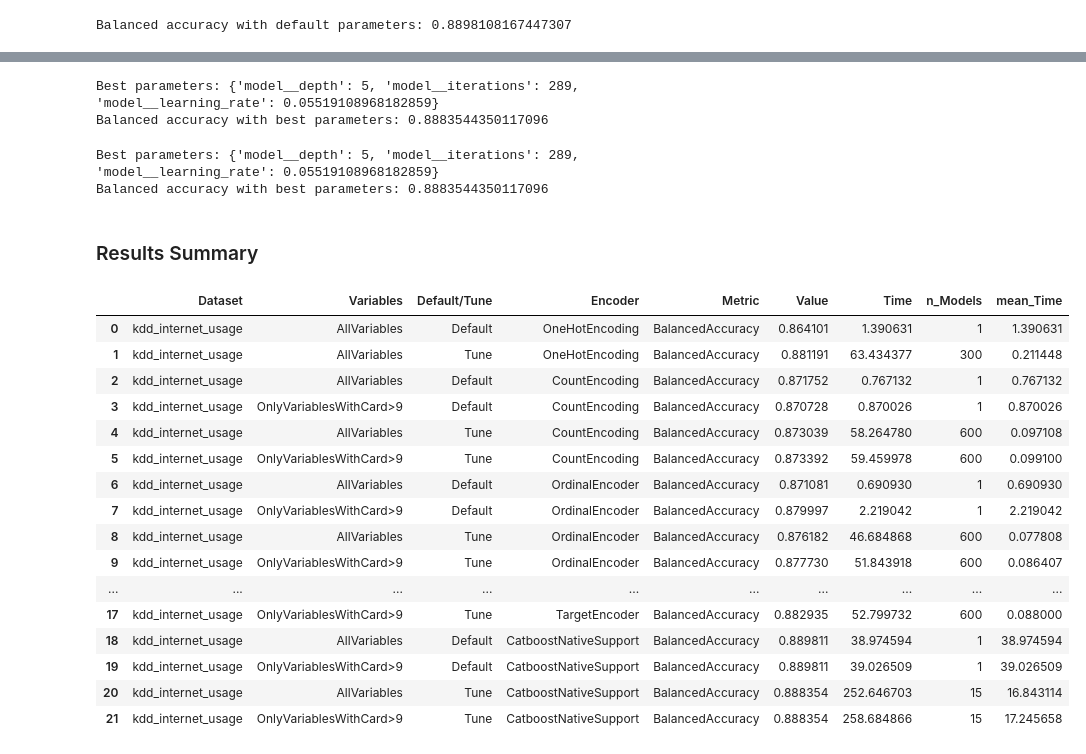
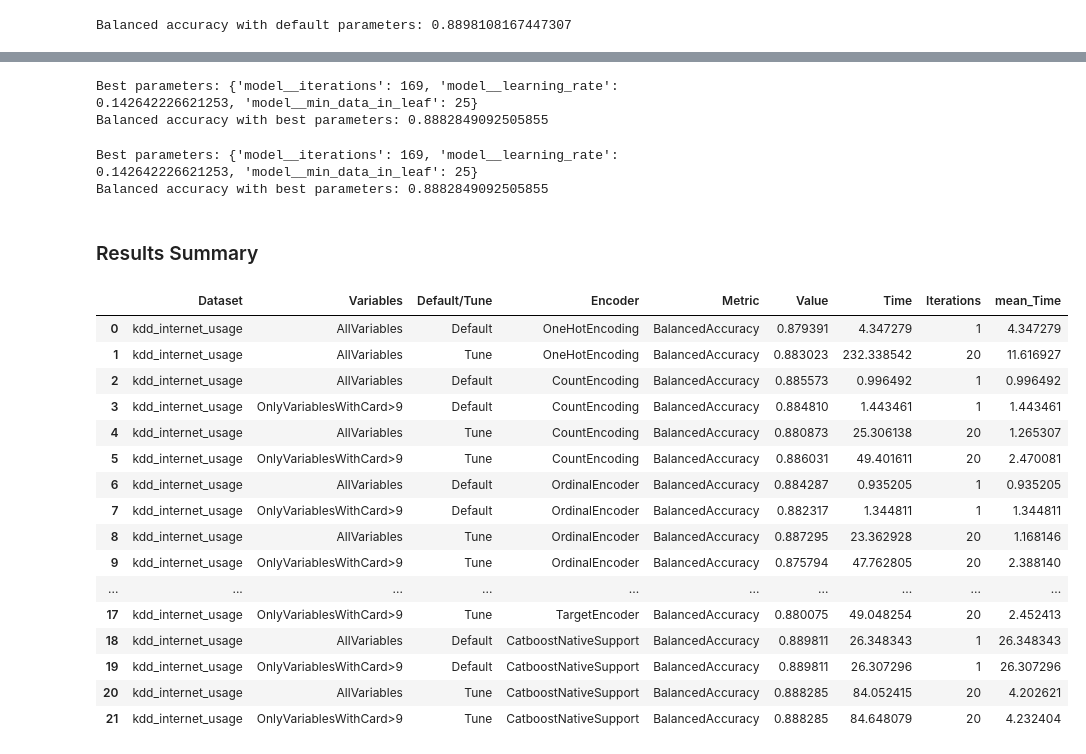
Before and after one commit to JaviNico99/MT-JNG, a Jupyter notebook: 03_version/kdd_internet_usage.ipynb, the cells around one changed output, grey strips where cells are left out. Saved outputs shown, nothing was run; the diff lists cells and outputs as text; code cells hidden in the pictures.

```diff
--- a/03_version/kdd_internet_usage.ipynb
+++ b/03_version/kdd_internet_usage.ipynb
@@ -1449,5 +1427,5 @@ card_9_summary.append("AllVariables")
 encoder_summary.append("TargetEncoder")
 value_summary.append(target_hgb_tune_accuracy)
 time_summary.append(target_hgb_tune_time_taken)
-n_models_summary.append(target_hgb_tune.n_iter * target_hgb_tune.n_splits_)
+n_models_summary.append(target_hgb_tune.n_iter)
 # %% [output]
@@ -1471,5 +1449,5 @@ card_9_summary.append("OnlyVariablesWithCard>9")
 encoder_summary.append("TargetEncoder")
 value_summary.append(target_hgb_tune_accuracy9)
 time_summary.append(target_hgb_tune9_time_taken)
-n_models_summary.append(target_hgb_tune9.n_iter * target_hgb_tune9.n_splits_)
+n_models_summary.append(target_hgb_tune9.n_iter)
 # %% [output]
@@ -1724,10 +1698,10 @@ card_9_summary.append("AllVariables")
 encoder_summary.append("CatboostNativeSupport")
 value_summary.append(catboost_tune_accuracy)
 time_summary.append(catboost_tune_time_taken)
-n_models_summary.append(catboost_tune.n_iter * catboost_tune.n_splits_)
+n_models_summary.append(catboost_tune.n_iter)
 # %% [output]
-Best parameters: {'model__depth': 5, 'model__iterations': 289, 'model__learning_rate': 0.05519108968182859}
-Balanced accuracy with best parameters: 0.8883544350117096
+Best parameters: {'model__iterations': 169, 'model__learning_rate': 0.142642226621253, 'model__min_data_in_leaf': 25}
+Balanced accuracy with best parameters: 0.8882849092505855
 # %%
 # Predict using the model with the best parameters
 y_catboost_tune_pred9 = catboost_tune9.predict(X_test)
@@ -1746,40 +1720,40 @@ card_9_summary.append("OnlyVariablesWithCard>9")
 encoder_summary.append("CatboostNativeSupport")
 value_summary.append(catboost_tune_accuracy9)
 time_summary.append(catboost_tune_time_taken9)
-n_models_summary.append(catboost_tune9.n_iter * catboost_tune9.n_splits_)
+n_models_summary.append(catboost_tune9.n_iter)
 # %% [output]
-Best parameters: {'model__depth': 5, 'model__iterations': 289, 'model__learning_rate': 0.05519108968182859}
-Balanced accuracy with best parameters: 0.8883544350117096
+Best parameters: {'model__iterations': 169, 'model__learning_rate': 0.142642226621253, 'model__min_data_in_leaf': 25}
+Balanced accuracy with best parameters: 0.8882849092505855
 # %% [markdown]
 ### Results Summary
 # %%
 results_summary = pd.DataFrame({"Dataset":"kdd_internet_usage",
                                 "Variables":card_9_summary,
                                 "Default/Tune":default_summary,
                                 "Encoder":encoder_summary,
                                 "Metric":"BalancedAccuracy",
                                 "Value":value_summary,
                                 "Time":time_summary,
-                                "n_Models":n_models_summary})
-results_summary["mean_Time"] = (results_summary["Time"] / results_summary["n_Models"])
+                                "Iterations":n_models_summary})
+results_summary["mean_Time"] = (results_summary["Time"] / results_summary["Iterations"])
 results_summary
 # %% [output]
-|  | Dataset | Variables | Default/Tune | Encoder | Metric | Value | Time | n_Models | mean_Time |
-| 0 | kdd_internet_usage | AllVariables | Default | OneHotEncoding | BalancedAccuracy | 0.864101 | 1.390631 | 1 | 1.390631 |
-| 1 | kdd_internet_usage | AllVariables | Tune | OneHotEncoding | BalancedAccuracy | 0.881191 | 63.434377 | 300 | 0.211448 |
-| 2 | kdd_internet_usage | AllVariables | Default | CountEncoding | BalancedAccuracy | 0.871752 | 0.767132 | 1 | 0.767132 |
-| 3 | kdd_internet_usage | OnlyVariablesWithCard>9 | Default | CountEncoding | BalancedAccuracy | 0.870728 | 0.870026 | 1 | 0.870026 |
-| 4 | kdd_internet_usage | AllVariables | Tune | CountEncoding | BalancedAccuracy | 0.873039 | 58.264780 | 600 | 0.097108 |
-| 5 | kdd_internet_usage | OnlyVariablesWithCard>9 | Tune | CountEncoding | BalancedAccuracy | 0.873392 | 59.459978 | 600 | 0.099100 |
-| 6 | kdd_internet_usage | AllVariables | Default | OrdinalEncoder | BalancedAccuracy | 0.871081 | 0.690930 | 1 | 0.690930 |
-| 7 | kdd_internet_usage | OnlyVariablesWithCard>9 | Default | OrdinalEncoder | BalancedAccuracy | 0.879997 | 2.219042 | 1 | 2.219042 |
-| 8 | kdd_internet_usage | AllVariables | Tune | OrdinalEncoder | BalancedAccuracy | 0.876182 | 46.684868 | 600 | 0.077808 |
-| 9 | kdd_internet_usage | OnlyVariablesWithCard>9 | Tune | OrdinalEncoder | BalancedAccuracy | 0.877730 | 51.843918 | 600 | 0.086407 |
+|  | Dataset | Variables | Default/Tune | Encoder | Metric | Value | Time | Iterations | mean_Time |
+| 0 | kdd_internet_usage | AllVariables | Default | OneHotEncoding | BalancedAccuracy | 0.879391 | 4.347279 | 1 | 4.347279 |
+| 1 | kdd_internet_usage | AllVariables | Tune | OneHotEncoding | BalancedAccuracy | 0.883023 | 232.338542 | 20 | 11.616927 |
+| 2 | kdd_internet_usage | AllVariables | Default | CountEncoding | BalancedAccuracy | 0.885573 | 0.996492 | 1 | 0.996492 |
+| 3 | kdd_internet_usage | OnlyVariablesWithCard>9 | Default | CountEncoding | BalancedAccuracy | 0.884810 | 1.443461 | 1 | 1.443461 |
+| 4 | kdd_internet_usage | AllVariables | Tune | CountEncoding | BalancedAccuracy | 0.880873 | 25.306138 | 20 | 1.265307 |
+| 5 | kdd_internet_usage | OnlyVariablesWithCard>9 | Tune | CountEncoding | BalancedAccuracy | 0.886031 | 49.401611 | 20 | 2.470081 |
+| 6 | kdd_internet_usage | AllVariables | Default | OrdinalEncoder | BalancedAccuracy | 0.884287 | 0.935205 | 1 | 0.935205 |
+| 7 | kdd_internet_usage | OnlyVariablesWithCard>9 | Default | OrdinalEncoder | BalancedAccuracy | 0.882317 | 1.344811 | 1 | 1.344811 |
+| 8 | kdd_internet_usage | AllVariables | Tune | OrdinalEncoder | BalancedAccuracy | 0.887295 | 23.362928 | 20 | 1.168146 |
+| 9 | kdd_internet_usage | OnlyVariablesWithCard>9 | Tune | OrdinalEncoder | BalancedAccuracy | 0.875794 | 47.762805 | 20 | 2.388140 |
 | ... | ... | ... | ... | ... | ... | ... | ... | ... | ... |
-| 17 | kdd_internet_usage | OnlyVariablesWithCard>9 | Tune | TargetEncoder | BalancedAccuracy | 0.882935 | 52.799732 | 600 | 0.088000 |
-| 18 | kdd_internet_usage | AllVariables | Default | CatboostNativeSupport | BalancedAccuracy | 0.889811 | 38.974594 | 1 | 38.974594 |
-| 19 | kdd_internet_usage | OnlyVariablesWithCard>9 | Default | CatboostNativeSupport | BalancedAccuracy | 0.889811 | 39.026509 | 1 | 39.026509 |
-| 20 | kdd_internet_usage | AllVariables | Tune | CatboostNativeSupport | BalancedAccuracy | 0.888354 | 252.646703 | 15 | 16.843114 |
-| 21 | kdd_internet_usage | OnlyVariablesWithCard>9 | Tune | CatboostNativeSupport | BalancedAccuracy | 0.888354 | 258.684866 | 15 | 17.245658 |
+| 17 | kdd_internet_usage | OnlyVariablesWithCard>9 | Tune | TargetEncoder | BalancedAccuracy | 0.880075 | 49.048254 | 20 | 2.452413 |
+| 18 | kdd_internet_usage | AllVariables | Default | CatboostNativeSupport | BalancedAccuracy | 0.889811 | 26.348343 | 1 | 26.348343 |
+| 19 | kdd_internet_usage | OnlyVariablesWithCard>9 | Default | CatboostNativeSupport | BalancedAccuracy | 0.889811 | 26.307296 | 1 | 26.307296 |
+| 20 | kdd_internet_usage | AllVariables | Tune | CatboostNativeSupport | BalancedAccuracy | 0.888285 | 84.052415 | 20 | 4.202621 |
+| 21 | kdd_internet_usage | OnlyVariablesWithCard>9 | Tune | CatboostNativeSupport | BalancedAccuracy | 0.888285 | 84.648079 | 20 | 4.232404 |
 # %%
 results_summary.to_csv("kdd_internet_usage_results.csv")
```
Also changed, not shown: parts of 48 cells of this notebook, 1 other file.
